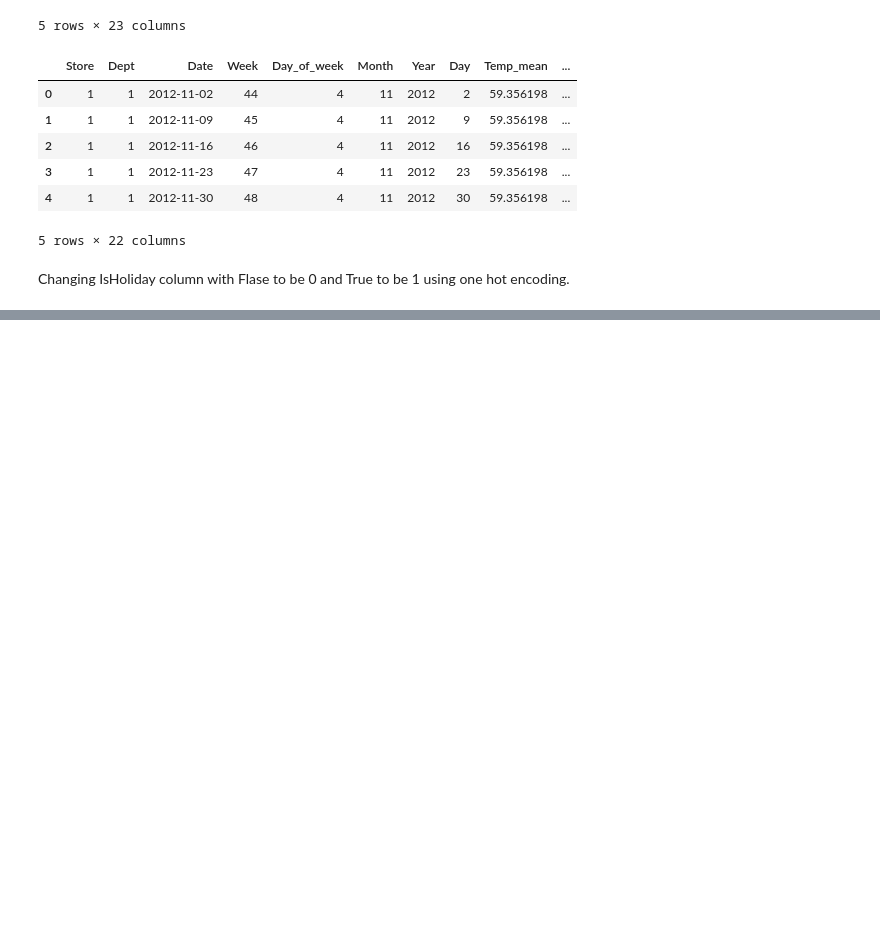
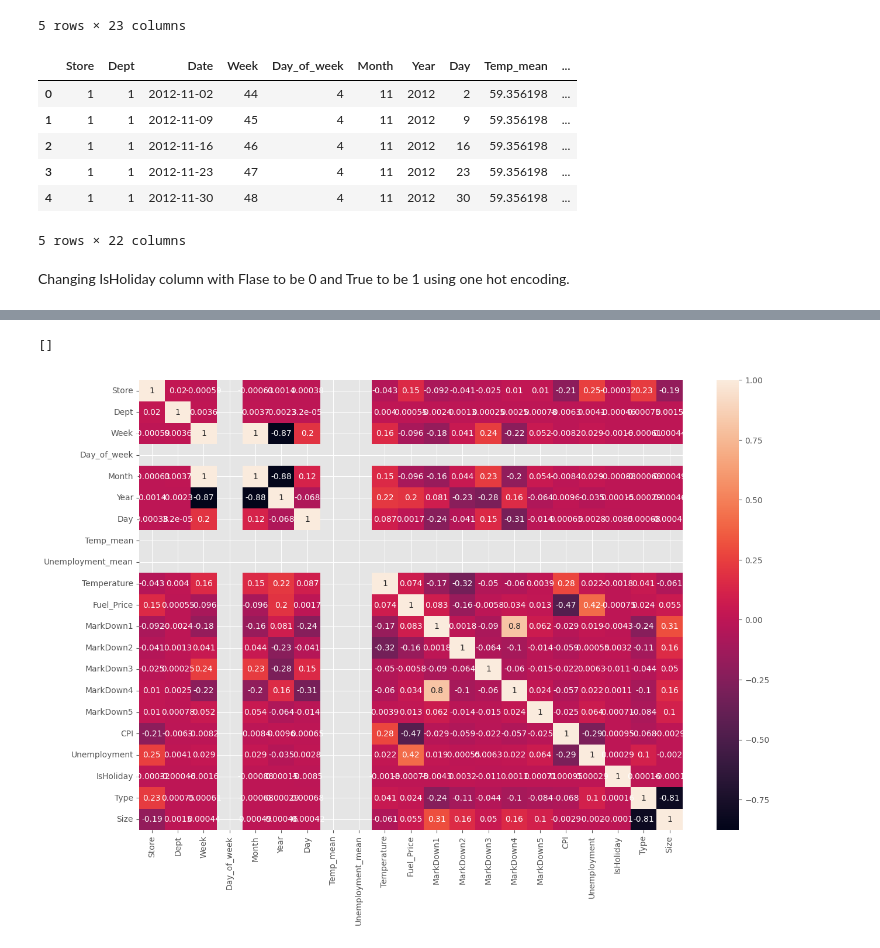
Before and after one commit to aabiyah/Walmart-Recruiting---Store-Sales-Forecasting, a Jupyter notebook: WalmartRecruiting.ipynb, the cells around one changed output, grey strips where cells are left out. Drawn from its saved outputs; the diff is of its cells as text; code cells hidden in the pictures; blank space fills up the shorter version.

```diff
--- a/WalmartRecruiting.ipynb
+++ b/WalmartRecruiting.ipynb
@@ -305,0 +317,7 @@ print(test_with_feature.head(3))
+# %%
+#Test.csv
+actualScore_test = test_with_feature['IsHoliday']
+posiveNegave = actualScore.map(paron)
+test_with_feature['IsHoliday'] = posiveNegave
+print("Shape of test_with_feature: ", test_with_feature.shape)
+test_with_feature.head(3)
@@ -305,0 +390,9 @@ print(test_with_feature.head(3))
+# %%
+#test
+corr = test_with_feature.select_dtypes(include=['number']).corr() # Select only numerical columns for correlation calculation
+plt.figure(figsize=(15, 10))
+sns.heatmap(corr, annot=True)
+plt.plot()
+# %% [output]
+[]
+[figure, added]
```
Also changed, not shown: parts of 24 cells of this notebook.
